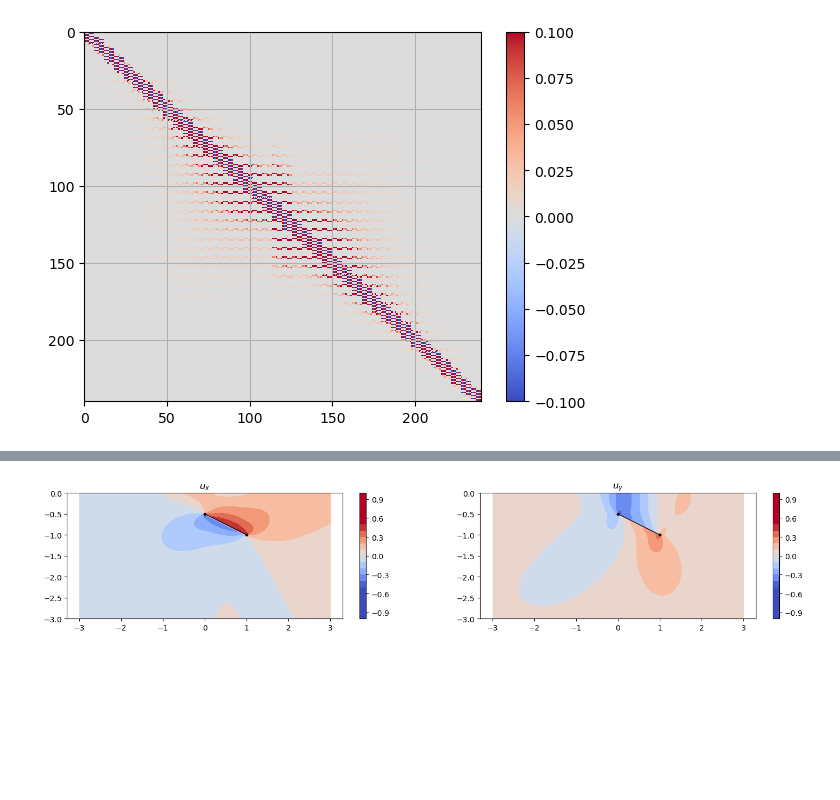
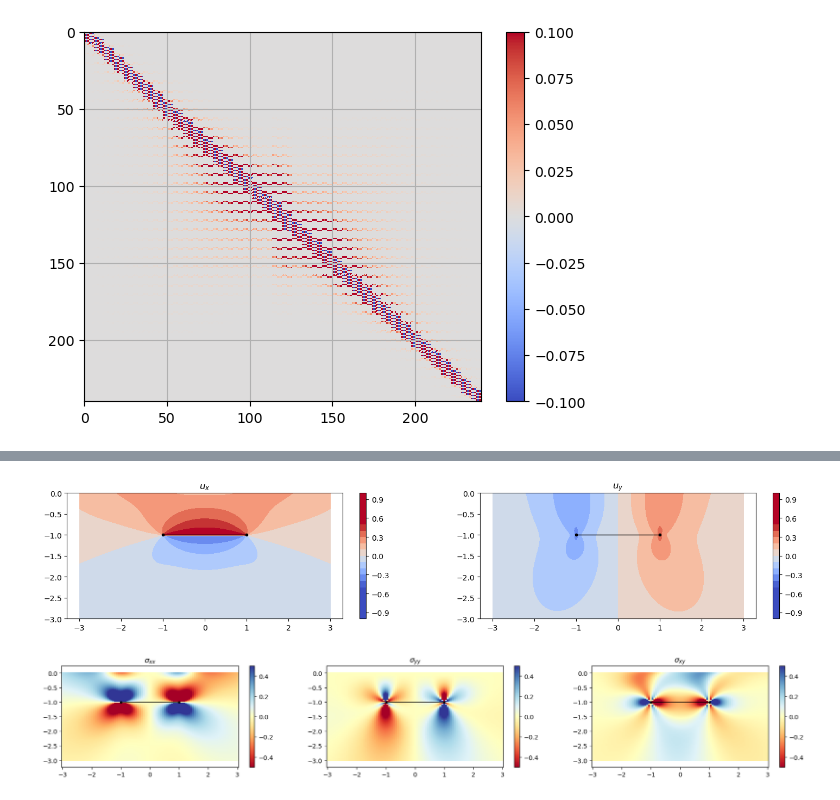
Before and after one commit to mallickrishg/bemcs, a Jupyter notebook: examples/examples_2_freesurface.ipynb, the cells around one changed output, grey strips where cells are left out. Saved outputs shown, nothing was run; the diff lists cells and outputs as text; code cells hidden in the pictures; blank space fills up the shorter version.

```diff
--- a/examples/examples_2_freesurface.ipynb
+++ b/examples/examples_2_freesurface.ipynb
@@ -79,9 +79,9 @@ for i in range(n_elements):
 # create a source (use constant slip)
 element = {}
 source = []
-element["x1"] = -0.0
+element["x1"] = -1.0
 element["x2"] = 1.0
-element["y1"] = -0.5
+element["y1"] = -1.0
 element["y2"] = -1.0
 source.append(element.copy())
 source = bemcs.standardize_elements(source)
@@ -187,7 +187,7 @@ for i in range(len(elements)):
 # %% [output]
 [figure]
 # %%
-n_obs = 90
+n_obs = 100
 width = 3
 x_plot = np.linspace(-width, width, n_obs)
 y_plot = np.linspace(-width, 0, n_obs)
@@ -316,29 +317,61 @@ plt.show()
 # %%
-# Compute internal dispalcements for a half-space solution
+# Compute internal displacements for a half-space solution
 import halfspace_greensfunctions as HS
 ux_hs,uy_hs = HS.LDdispHS(x_plot.reshape(-1,1),y_plot.reshape(-1,1),
                           (source[0]["x1"]+source[0]["x2"])/2,(source[0]["y1"]+source[0]["y2"])/2,
                           source[0]["half_length"],-np.rad2deg(source[0]["angle"]),-1,0,nu)
+sxx_hs,syy_hs,sxy_hs = HS.LDstressHS(x_plot.reshape(-1,1),y_plot.reshape(-1,1),
+                          (source[0]["x1"]+source[0]["x2"])/2,(source[0]["y1"]+source[0]["y2"])/2,
+                          source[0]["half_length"],-np.rad2deg(source[0]["angle"]),-1,0,nu,mu)
+
 # displacements
 plt.figure(figsize=(18,3))
 plt.subplot(1, 2, 1)
 plt.contourf(x_plot.reshape(n_obs, n_obs), y_plot.reshape(n_obs, n_obs), ux_hs.reshape(n_obs, n_obs),cmap='coolwarm',levels=np.linspace(-1., 1., 21),vmin=-0.5,vmax=0.5)
 plt.plot([source[0]["x1"], source[0]["x2"]],[source[0]["y1"], source[0]["y2"]],".-k",linewidth=1.0)
 plt.clim(-0.5,0.5)
 plt.colorbar()
 plt.axis("equal")
 plt.title("$u_x$")
 
 plt.subplot(1, 2, 2)
 plt.contourf(x_plot.reshape(n_obs, n_obs), y_plot.reshape(n_obs, n_obs), uy_hs.reshape(n_obs, n_obs),cmap='coolwarm',levels=np.linspace(-1., 1., 21),vmin=-0.5,vmax=0.5)
 plt.plot([source[0]["x1"], source[0]["x2"]],[source[0]["y1"], source[0]["y2"]],".-k",linewidth=1.0)
 plt.clim(-0.5,0.5)
 plt.colorbar()
 plt.title("$u_y$")
 plt.axis("equal")
 plt.show()
+
+# plot stresses
+plt.figure(figsize=(22, 3))
+plt.subplot(1, 3, 1)
+toplot = sxx_hs
+plt.pcolor(x_plot.reshape(n_obs, n_obs), y_plot.reshape(n_obs, n_obs), toplot.reshape(n_obs, n_obs),cmap='RdYlBu',vmin=-0.5,vmax=0.5)
+plt.plot([source[0]["x1"], source[0]["x2"]],[source[0]["y1"], source[0]["y2"]],".-k",linewidth=1.0)
+plt.colorbar()
+plt.axis("equal")
+plt.title("$\sigma_{xx}$")
+
+plt.subplot(1, 3, 2)
+toplot = syy_hs
+plt.pcolor(x_plot.reshape(n_obs, n_obs), y_plot.reshape(n_obs, n_obs), toplot.reshape(n_obs, n_obs),cmap='RdYlBu',vmin=-0.5,vmax=0.5)
+plt.plot([source[0]["x1"], source[0]["x2"]],[source[0]["y1"], source[0]["y2"]],".-k",linewidth=1.0)
+plt.colorbar()
+plt.axis("equal")
+plt.title("$\sigma_{yy}$")
+
+plt.subplot(1, 3, 3)
+toplot = sxy_hs
+plt.pcolor(x_plot.reshape(n_obs, n_obs), y_plot.reshape(n_obs, n_obs), toplot.reshape(n_obs, n_obs),cmap='RdYlBu',vmin=-0.5,vmax=0.5)
+plt.plot([source[0]["x1"], source[0]["x2"]],[source[0]["y1"], source[0]["y2"]],".-k",linewidth=1.0)
+plt.colorbar()
+plt.axis("equal")
+plt.title("$\sigma_{xy}$")
+plt.show()
 # %% [output]
-[figure, old version]
+[figure, new version]
+[figure, added]
 # %%
 # compare surface displacements
 # index = np.where((y_plot>-0.02) & (y_plot<0.1))
```
Also changed, not shown: parts of 4 cells of this notebook, 1 other file.
